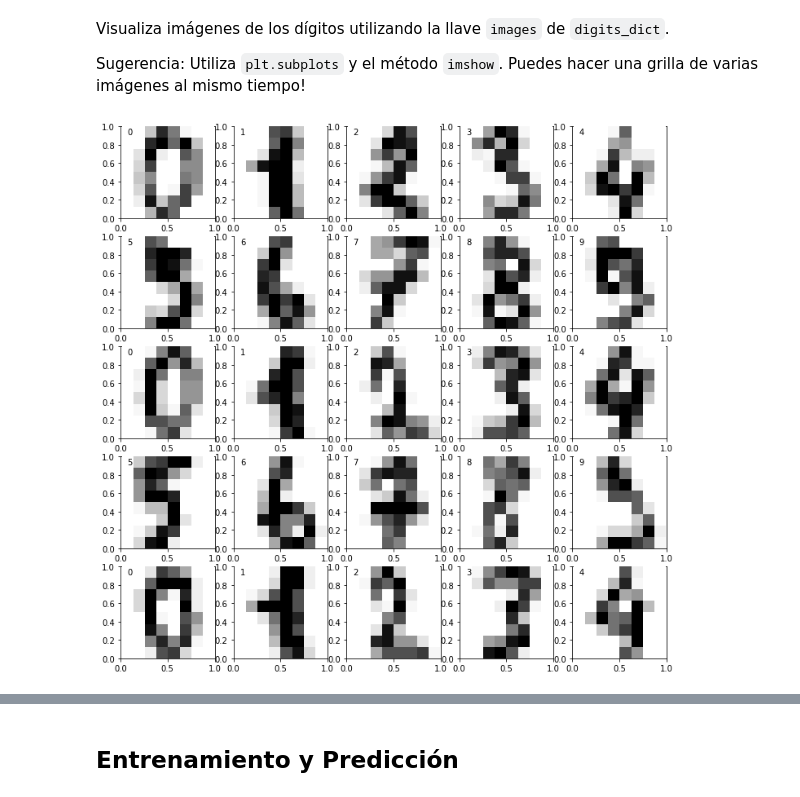
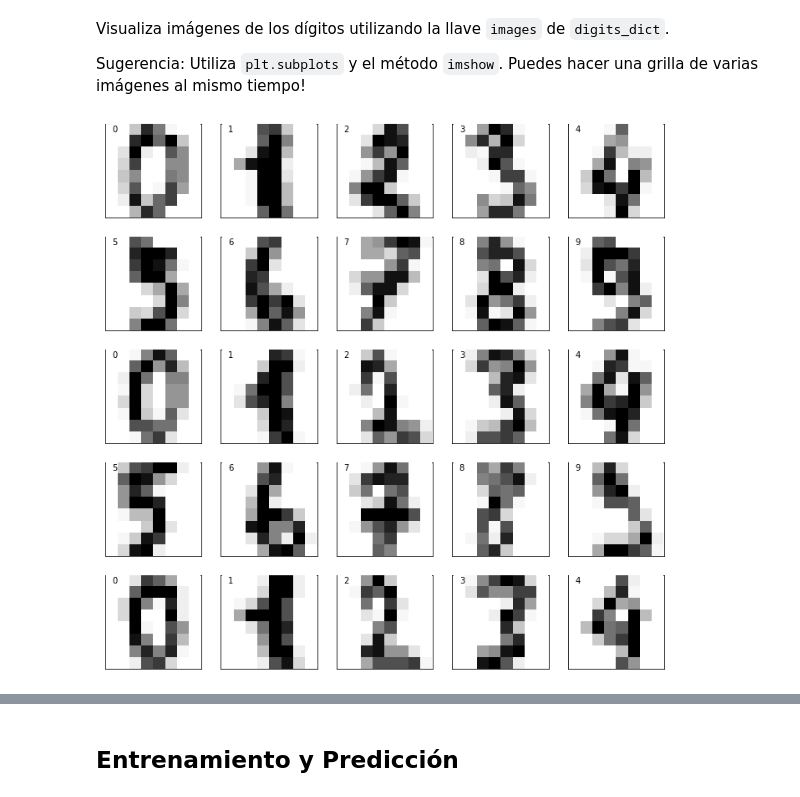
Before and after one commit to BOlguin/MAT281_portfolio, a Jupyter notebook: Laboratorios y Tareas/m05_project01/m05_project01.ipynb, the cells around one changed output, grey strips where cells are left out. Drawn from its saved outputs; the diff is of its cells as text; code cells hidden in the pictures.

```diff
--- a/Laboratorios y Tareas/m05_project01/m05_project01.ipynb
+++ b/Laboratorios y Tareas/m05_project01/m05_project01.ipynb
@@ -264,14 +264,18 @@ Sugerencia: Utiliza `plt.subplots` y el método `imshow`. Puedes hacer una grill
 # %%
 nx, ny = 5, 5
 fig, axs = plt.subplots(nx, ny, figsize=(12, 12))
 for i in range(1, nx*ny+1):
     fig.add_subplot(nx, ny, i)
     plt.text(0,0.2,str(digits_dict['target'][i-1]))
     plt.imshow(digits_dict['images'][i-1], cmap='Greys')
-    plt.axis('off')
+    plt.axis(False)
+for i in range(nx):
+    for j in range(ny):
+        axs[i][j].get_xaxis().set_visible(False)
+        axs[i][j].get_yaxis().set_visible(False)
 plt.show()
 # %% [output]
-[figure, old version]
+[figure, new version]
 # %% [markdown]
 <a id='train_and_prediction'></a>
 # %% [markdown]
```
Also changed, not shown: parts of 27 cells of this notebook.
